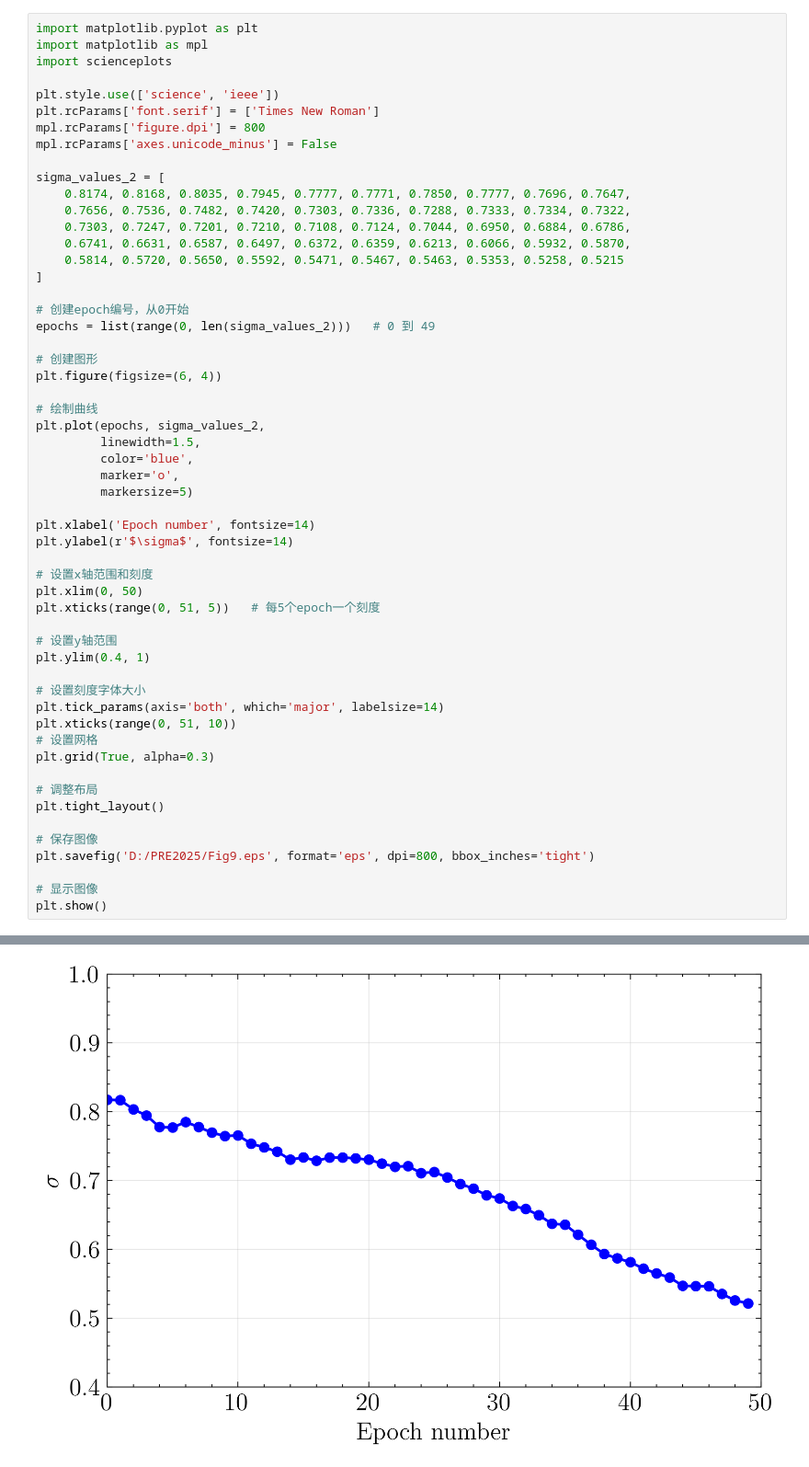
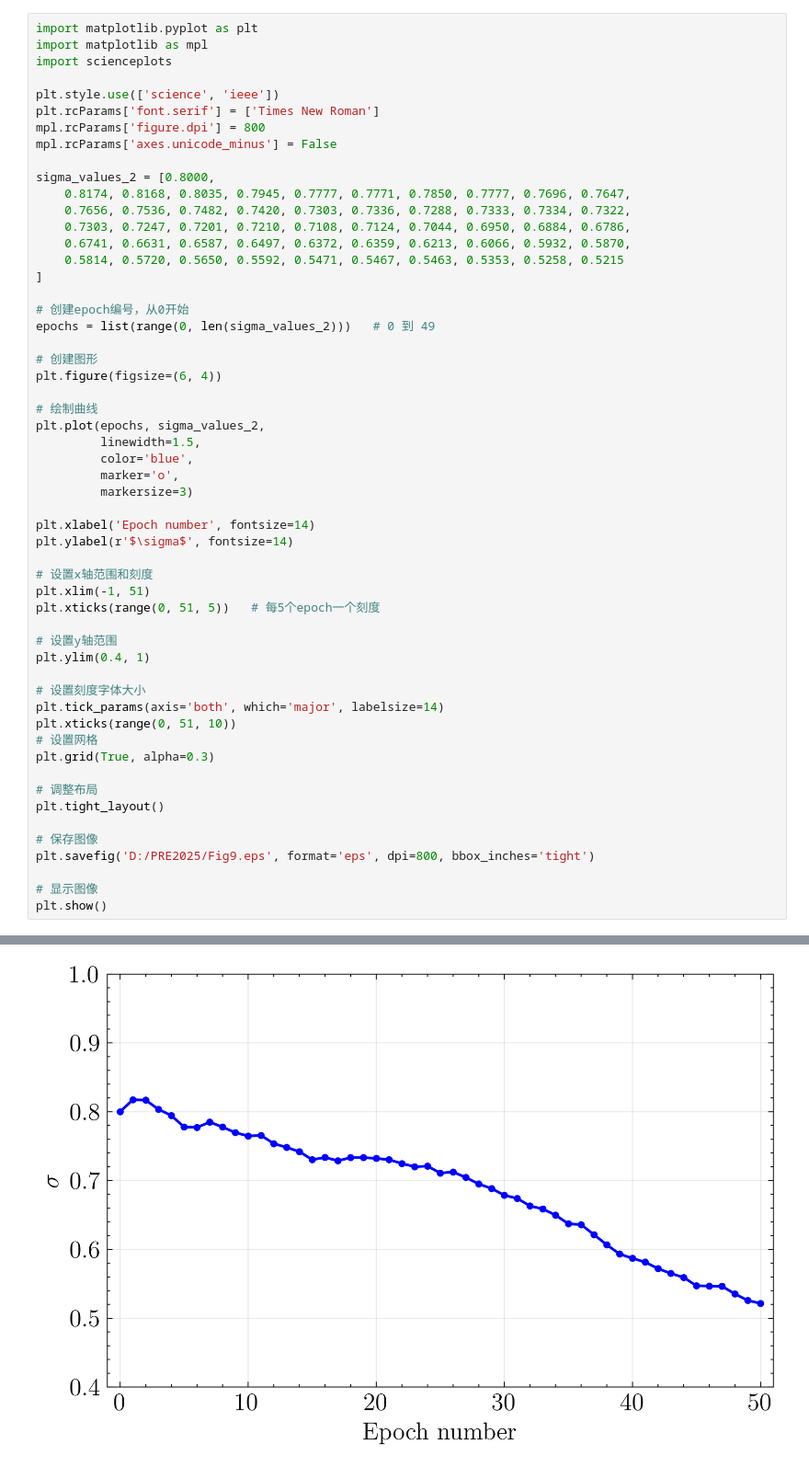
Before and after one commit to resonance-dfb/learning-noise-injection, a Jupyter notebook: Fig9 CIFAR10.ipynb, the cells around one changed output, grey strips where cells are left out. Shown at 92% size. Saved outputs shown, nothing was run; the diff lists cells and outputs as text.

```diff
--- a/Fig9 CIFAR10.ipynb
+++ b/Fig9 CIFAR10.ipynb
@@ -58,7 +58,7 @@ plt.rcParams['font.serif'] = ['Times New Roman']
 mpl.rcParams['figure.dpi'] = 800
 mpl.rcParams['axes.unicode_minus'] = False
 
-sigma_values_2 = [
+sigma_values_2 = [0.8000,
     0.8174, 0.8168, 0.8035, 0.7945, 0.7777, 0.7771, 0.7850, 0.7777, 0.7696, 0.7647,
     0.7656, 0.7536, 0.7482, 0.7420, 0.7303, 0.7336, 0.7288, 0.7333, 0.7334, 0.7322,
     0.7303, 0.7247, 0.7201, 0.7210, 0.7108, 0.7124, 0.7044, 0.6950, 0.6884, 0.6786,
@@ -76,33 +76,33 @@ plt.figure(figsize=(6, 4))
 plt.plot(epochs, sigma_values_2,
          linewidth=1.5,
          color='blue',
          marker='o',
-         markersize=5)
+         markersize=3)
 
 plt.xlabel('Epoch number', fontsize=14)
 plt.ylabel(r'$\sigma$', fontsize=14)
 
 # 设置x轴范围和刻度
-plt.xlim(0, 50)
+plt.xlim(-1, 51)
 plt.xticks(range(0, 51, 5))   # 每5个epoch一个刻度
 
 # 设置y轴范围
 plt.ylim(0.4, 1)
 
 # 设置刻度字体大小
 plt.tick_params(axis='both', which='major', labelsize=14)
 plt.xticks(range(0, 51, 10))
 # 设置网格
 plt.grid(True, alpha=0.3)
 
 # 调整布局
 plt.tight_layout()
 
 # 保存图像
 plt.savefig('D:/PRE2025/Fig9.eps', format='eps', dpi=800, bbox_inches='tight')
 
 # 显示图像
 plt.show()
 # %% [output]
 The PostScript backend does not support transparency; partially transparent artists will be rendered opaque.
-[figure, old version]
+[figure, new version]
```
Also changed, not shown: parts of 2 cells of this notebook.
